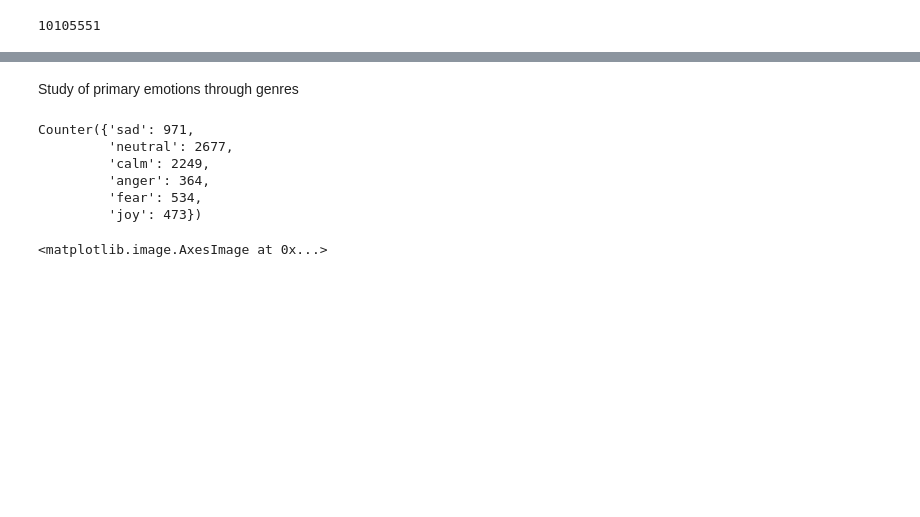
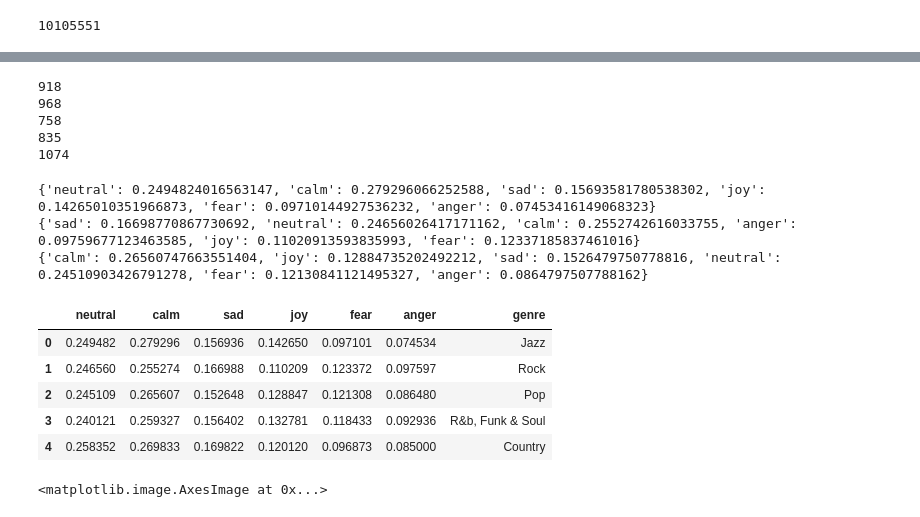
Before and after one commit to ThomasBench/ComputadorMusica, a Jupyter notebook: dataAnalysis.ipynb, the cells around one changed output, grey strips where cells are left out. Cells and saved outputs as stored; diff of their text form; code cells hidden in the pictures; blank space fills up the shorter version.

Commit message:
Data analysis

```diff
--- a/dataAnalysis.ipynb
+++ b/dataAnalysis.ipynb
@@ -7,7 +7,7 @@ from matplotlib import pyplot as plt
 from nltk.corpus import words
 from collections import Counter
 # %%
-songs = pd.read_json('data/all_genres_en.json')
+songs = pd.read_json('data/songs_with_emotion.json.bz2')
 print(songs.shape)
 songs.head()
 # %% [output]
@@ -98,7 +98,10 @@ class Genre:
         self.unique_nouns = self.get_unique_nouns()
         print(f'Number of unique nouns: {len(self.unique_nouns)}.')
 
-        self.primary_emotions = Counter([emotion[0] for emotion in songs.loc[songs['genre'] == name]['emotion']])
+        a = Counter(sum([emotion for emotion in songs.loc[songs['genre'] == name]['emotion']], []))
+
+        self.primary_emotions = {k: v / total for total in (sum(a.values()),) for k, v in a.items()}
+        self.primary_emotions['genre'] = name
 
 
     def get_unique_nouns(self):
@@ -146,18 +153,58 @@ songs.head()
-# %% [markdown]
-Study of primary emotions through genres
-# %%
-from collections import Counter
-
-rock_emotions = [emotion[0] for emotion in songs.loc[songs['genre'] == 'Rock']['emotion']]
-rock_emotions_dict = Counter(rock_emotions)
-rock_emotions_dict
-# %% [output]
-Counter({'sad': 971,
-         'neutral': 2677,
-         'calm': 2249,
-         'anger': 364,
-         'fear': 534,
-         'joy': 473})
+# %%
+print(len(rock.unique_nouns))
+print(len(jazz.unique_nouns))
+print(len(rb_funk_soul.unique_nouns))
+print(len(pop.unique_nouns))
+print(len(country.unique_nouns))
+# %% [output]
+918
+968
+758
+835
+1074
+# %%
+# fig, axs = plt.subplots(1, 5, figsize=(18, 6))
+# axs[0].pie(jazz.primary_emotions.values(), labels = jazz.primary_emotions.keys())
+# axs[0].set_title('Jazz')
+# axs[1].pie(rock.primary_emotions.values(), labels = rock.primary_emotions.keys())
+# axs[1].set_title('Rock')
+# axs[2].pie(rb_funk_soul.primary_emotions.values(), labels = rb_funk_soul.primary_emotions.keys())
+# axs[2].set_title('R&b, funk & soul')
+# axs[3].pie(country.primary_emotions.values(), labels = country.primary_emotions.keys())
+# axs[3].set_title('Country')
+# axs[4].pie(pop.primary_emotions.values(), labels = pop.primary_emotions.keys())
+# axs[4].set_title('Pop')
+
+# print(dict(jazz.primary_emotions))
+# print(dict(rock.primary_emotions))
+# print(dict(rb_funk_soul.primary_emotions))
+# print(dict(country.primary_emotions))
+# np.array(list(dict(pop.primary_emotions).values())) / np.array(list(dict(pop.primary_emotions).values())).sum()
+
+# a = {k: v / total for total in (sum(pop.primary_emotions.values()),) for k, v in pop.primary_emotions.items()}
+# a
+
+print(jazz.primary_emotions)
+print(rock.primary_emotions)
+print(pop.primary_emotions)
+# %% [output]
+{'neutral': 0.2494824016563147, 'calm': 0.279296066252588, 'sad': 0.15693581780538302, 'joy': 0.14265010351966873, 'fear': 0.09710144927536232, 'anger': 0.07453416149068323}
+{'sad': 0.16698770867730692, 'neutral': 0.24656026417171162, 'calm': 0.2552742616033755, 'anger': 0.09759677123463585, 'joy': 0.11020913593835993, 'fear': 0.12337185837461016}
+{'calm': 0.26560747663551404, 'joy': 0.12884735202492212, 'sad': 0.1526479750778816, 'neutral': 0.24510903426791278, 'fear': 0.12130841121495327, 'anger': 0.0864797507788162}
+# %%
+emotions_df = pd.DataFrame(jazz.primary_emotions, index=[0])
+emotions_df = emotions_df.append(rock.primary_emotions, ignore_index=True)
+emotions_df = emotions_df.append(pop.primary_emotions, ignore_index=True)
+emotions_df = emotions_df.append(rb_funk_soul.primary_emotions, ignore_index=True)
+emotions_df = emotions_df.append(country.primary_emotions, ignore_index=True)
+emotions_df
+# %% [output]
+|  | neutral | calm | sad | joy | fear | anger | genre |
+| 0 | 0.249482 | 0.279296 | 0.156936 | 0.142650 | 0.097101 | 0.074534 | Jazz |
+| 1 | 0.246560 | 0.255274 | 0.166988 | 0.110209 | 0.123372 | 0.097597 | Rock |
+| 2 | 0.245109 | 0.265607 | 0.152648 | 0.128847 | 0.121308 | 0.086480 | Pop |
+| 3 | 0.240121 | 0.259327 | 0.156402 | 0.132781 | 0.118433 | 0.092936 | R&b, Funk & Soul |
+| 4 | 0.258352 | 0.269833 | 0.169822 | 0.120120 | 0.096873 | 0.085000 | Country |
 # %%
 from collections import Counter
 word_could_dict=Counter(rock.verbs)
```
Also changed, not shown: parts of 6 cells of this notebook.
